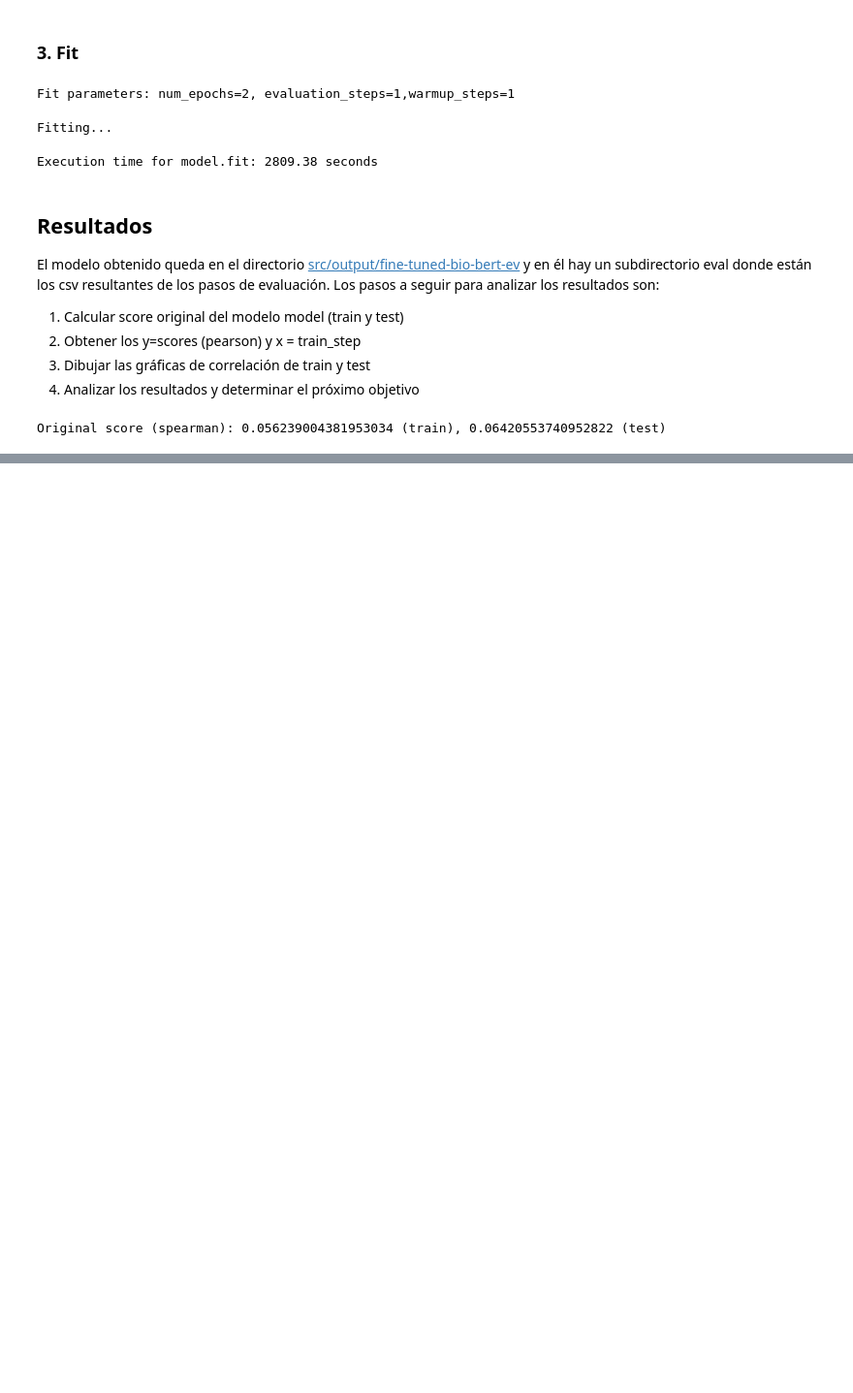
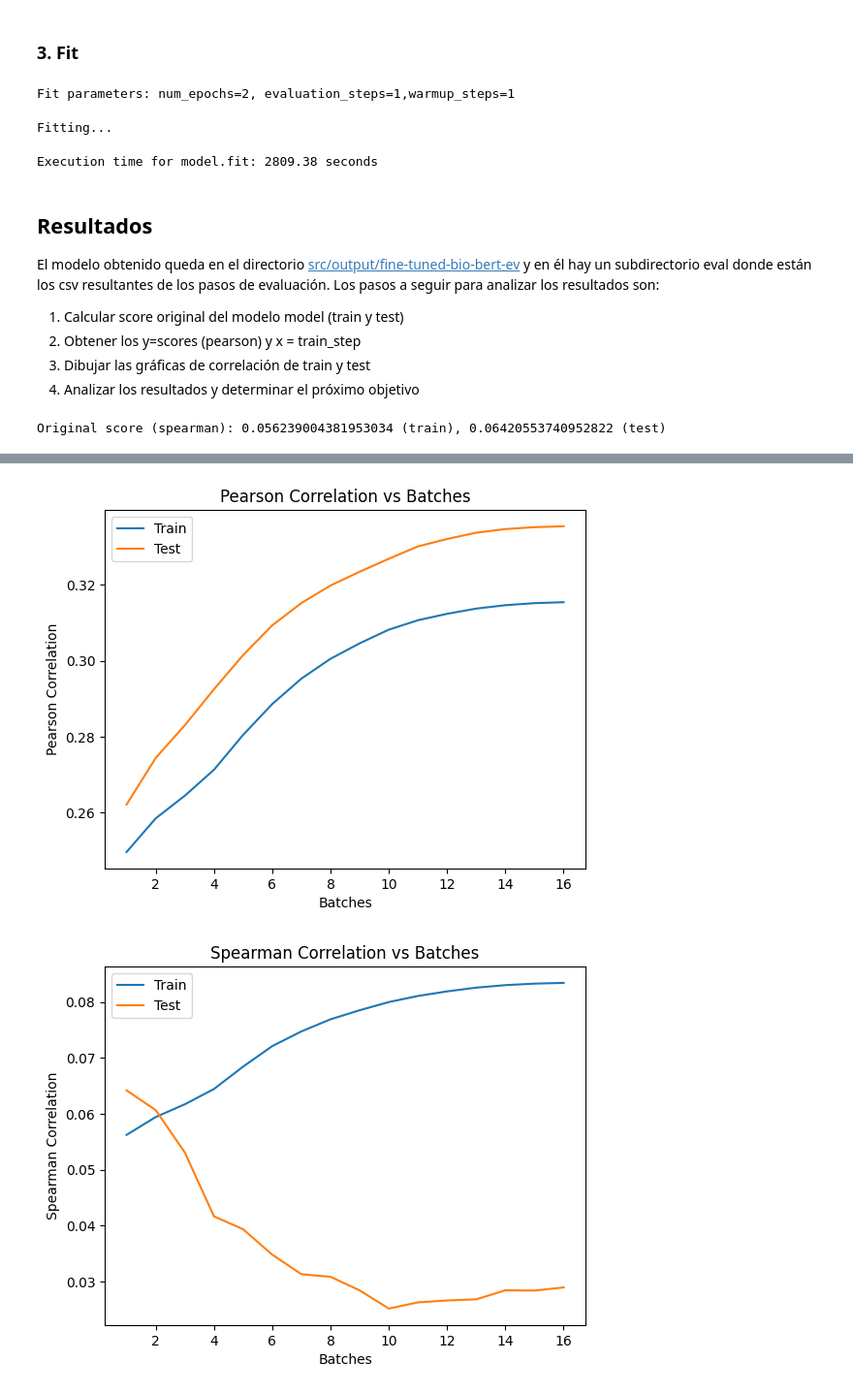
Before and after one commit to DgoMndez/DL-patogen-colab-DIIC, a Jupyter notebook: src/fine-tuning/evaluation/lprogress.ipynb, the cells around one changed output, grey strips where cells are left out. Shown at 97% size. Saved outputs shown, nothing was run; the diff lists cells and outputs as text; code cells hidden in the pictures; blank space fills up the shorter version.

Commit message:
demo (16 batches) interpretada

```diff
--- a/src/fine-tuning/evaluation/lprogress.ipynb
+++ b/src/fine-tuning/evaluation/lprogress.ipynb
@@ -413,0 +341,52 @@ plt.show()
+# %%
+from matplotlib import pyplot as plt
+
+# 2. Obtener los y=pearson, x=steps
+
+dfScoreTrain = pd.read_csv(EVPATH + '/similarity_evaluation_train_results.csv')
+dfScoreTest = pd.read_csv(EVPATH + '/similarity_evaluation_test_results.csv')
+
+def sort_dfScores(df, ev_steps, tam_epoch):
+    df['batch_count'] = df['epoch']*tam_epoch + df['steps']*ev_steps
+    return df.sort_values('batch_count')
+
+dfScoreTrain = sort_dfScores(dfScoreTrain, ev_steps, len(train_dataloader))
+dfScoreTest = sort_dfScores(dfScoreTest, ev_steps, len(train_dataloader))
+
+def get_data(df, ev_steps, train_dataloader):
+    x = []
+    y = []
+    z = []
+
+    for row in df.iterrows():
+        if row[1]['steps'] <= 0:
+            continue
+        x_val = row[1]['steps']*ev_steps + row[1]['epoch']*len(train_dataloader)
+        y_val = row[1]['cosine_pearson']
+        z_val = row[1]['cosine_spearman']
+        x.append(x_val)
+        y.append(y_val)
+        z.append(z_val)
+
+    return x, y, z
+
+def plot_data(xtrain, ytrain, xtest, ytest, ylabel):
+    plt.plot(xtrain, ytrain, label='Train')
+    plt.plot(xtest, ytest, label='Test')
+    xlabel = 'Batches'
+    plt.xlabel(xlabel)
+    plt.ylabel(ylabel)
+    plt.title(ylabel + ' vs ' + xlabel)
+    plt.legend()
+    plt.show()
+
+# 2. Obtener los datos
+xtrain, ytrain, ztrain = get_data(dfScoreTrain, ev_steps, train_dataloader)
+xtest, ytest, ztest = get_data(dfScoreTest, ev_steps, train_dataloader)
+
+# 3. Graficar
+plot_data(xtrain, ytrain, xtest, ytest, 'Pearson Correlation')
+plot_data(xtrain, ztrain, xtest, ztest, 'Spearman Correlation')
+# %% [output]
+[figure, added]
+[figure, added]
```
Also changed, not shown: parts of 2 cells of this notebook, 1 other file.
